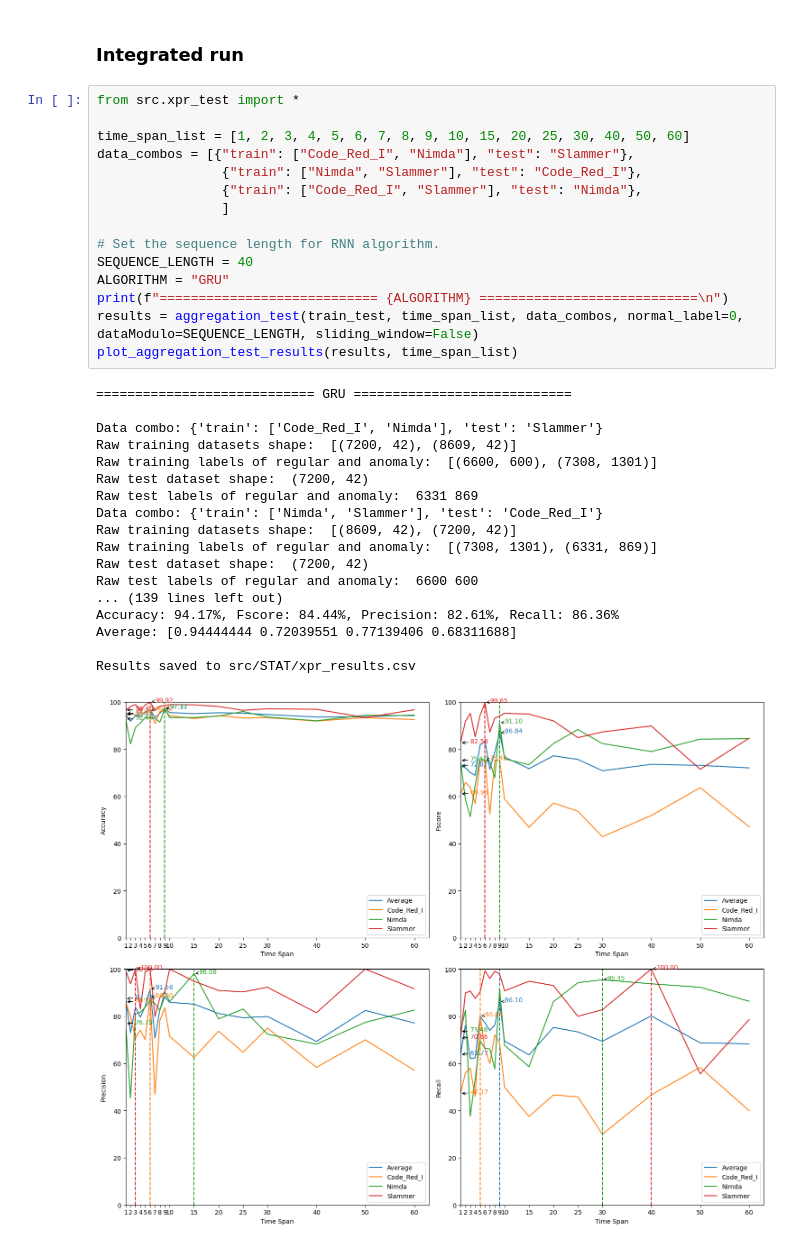
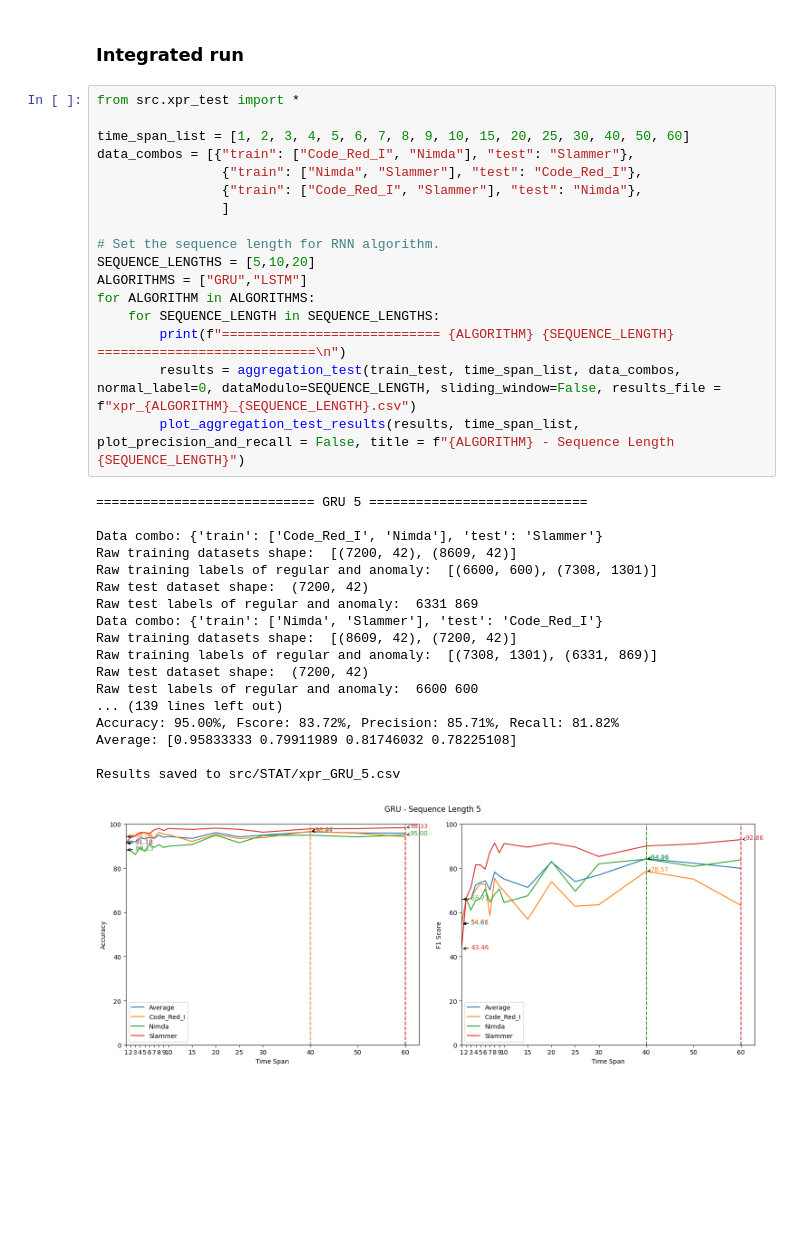
Before and after one commit to biganiseed/CyberDefense, a Jupyter notebook: xpr_aggregation_RNN.ipynb, the cells around one changed output. Saved outputs shown, nothing was run; the diff lists cells and outputs as text; blank space fills up the shorter version.

```diff
--- a/xpr_aggregation_RNN.ipynb
+++ b/xpr_aggregation_RNN.ipynb
@@ -174,34 +176,36 @@ def train_test(train_x, train_y, test_x):
 # %%
 from src.xpr_test import *
 
 time_span_list = [1, 2, 3, 4, 5, 6, 7, 8, 9, 10, 15, 20, 25, 30, 40, 50, 60]
 data_combos = [{"train": ["Code_Red_I", "Nimda"], "test": "Slammer"},
                 {"train": ["Nimda", "Slammer"], "test": "Code_Red_I"},
                 {"train": ["Code_Red_I", "Slammer"], "test": "Nimda"},
                 ]
 
 # Set the sequence length for RNN algorithm.
-SEQUENCE_LENGTH = 40
-ALGORITHM = "GRU"
-print(f"============================ {ALGORITHM} ============================\n")
-results = aggregation_test(train_test, time_span_list, data_combos, normal_label=0, dataModulo=SEQUENCE_LENGTH, sliding_window=False)
-plot_aggregation_test_results(results, time_span_list)
+SEQUENCE_LENGTHS = [5,10,20]
+ALGORITHMS = ["GRU","LSTM"]
+for ALGORITHM in ALGORITHMS:
+    for SEQUENCE_LENGTH in SEQUENCE_LENGTHS:
+        print(f"============================ {ALGORITHM} {SEQUENCE_LENGTH} ============================\n")
+        results = aggregation_test(train_test, time_span_list, data_combos, normal_label=0, dataModulo=SEQUENCE_LENGTH, sliding_window=False, results_file = f"xpr_{ALGORITHM}_{SEQUENCE_LENGTH}.csv")
+        plot_aggregation_test_results(results, time_span_list, plot_precision_and_recall = False, title = f"{ALGORITHM} - Sequence Length {SEQUENCE_LENGTH}")
 # %% [output]
-============================ GRU ============================
+============================ GRU 5 ============================
 
 Data combo: {'train': ['Code_Red_I', 'Nimda'], 'test': 'Slammer'}
 Raw training datasets shape:  [(7200, 42), (8609, 42)]
 Raw training labels of regular and anomaly:  [(6600, 600), (7308, 1301)]
 Raw test dataset shape:  (7200, 42)
 Raw test labels of regular and anomaly:  6331 869
 Data combo: {'train': ['Nimda', 'Slammer'], 'test': 'Code_Red_I'}
 Raw training datasets shape:  [(8609, 42), (7200, 42)]
 Raw training labels of regular and anomaly:  [(7308, 1301), (6331, 869)]
 Raw test dataset shape:  (7200, 42)
 Raw test labels of regular and anomaly:  6600 600
 ... (139 lines left out)
-Accuracy: 94.17%, Fscore: 84.44%, Precision: 82.61%, Recall: 86.36%
-Average: [0.94444444 0.72039551 0.77139406 0.68311688]
+Accuracy: 95.00%, Fscore: 83.72%, Precision: 85.71%, Recall: 81.82%
+Average: [0.95833333 0.79911989 0.81746032 0.78225108]
 
-Results saved to src/STAT/xpr_results.csv
+Results saved to src/STAT/xpr_GRU_5.csv
-[figure, old version]
+[figure, new version]
```
Also changed, not shown: parts of 2 cells of this notebook, 4 other files.
